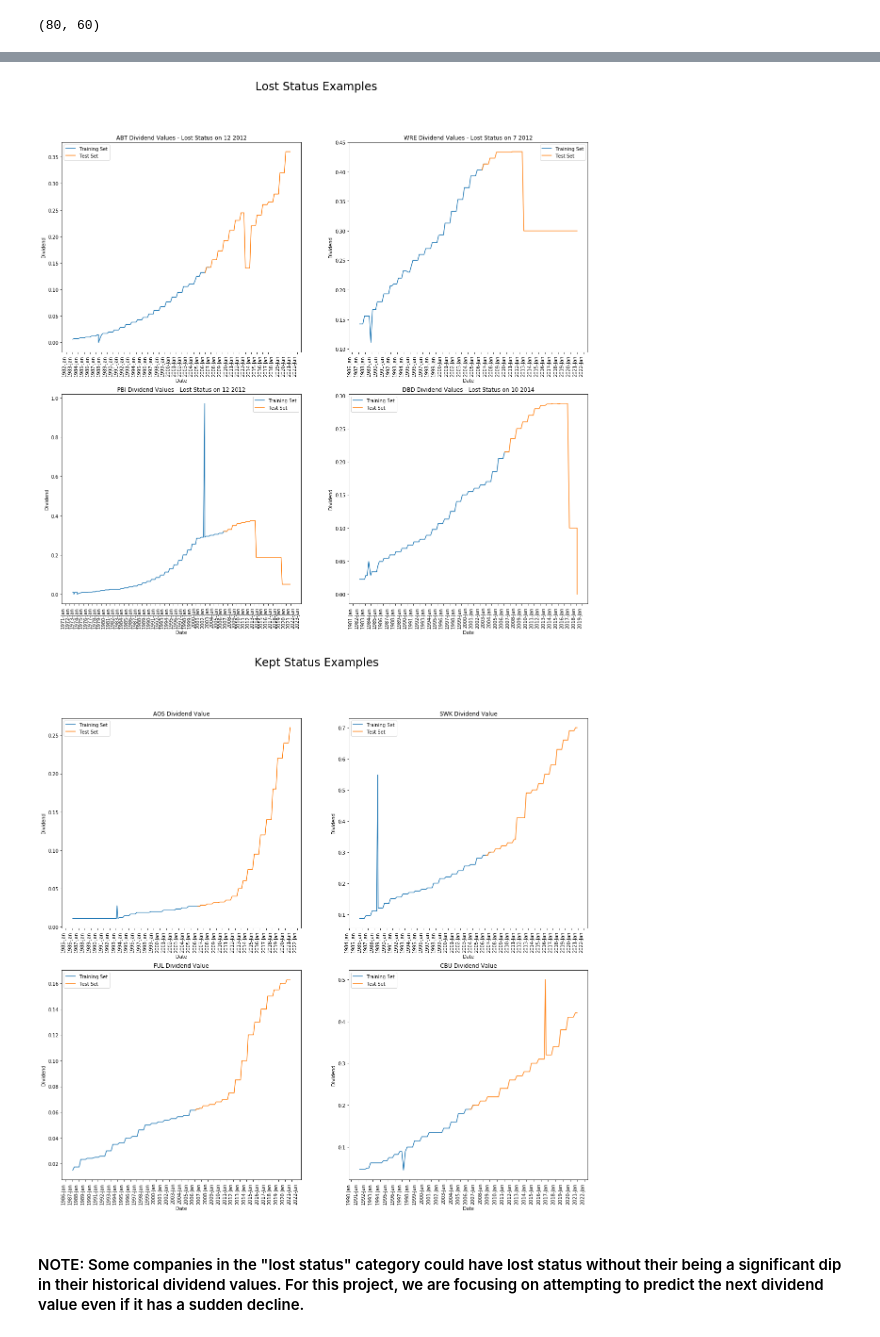
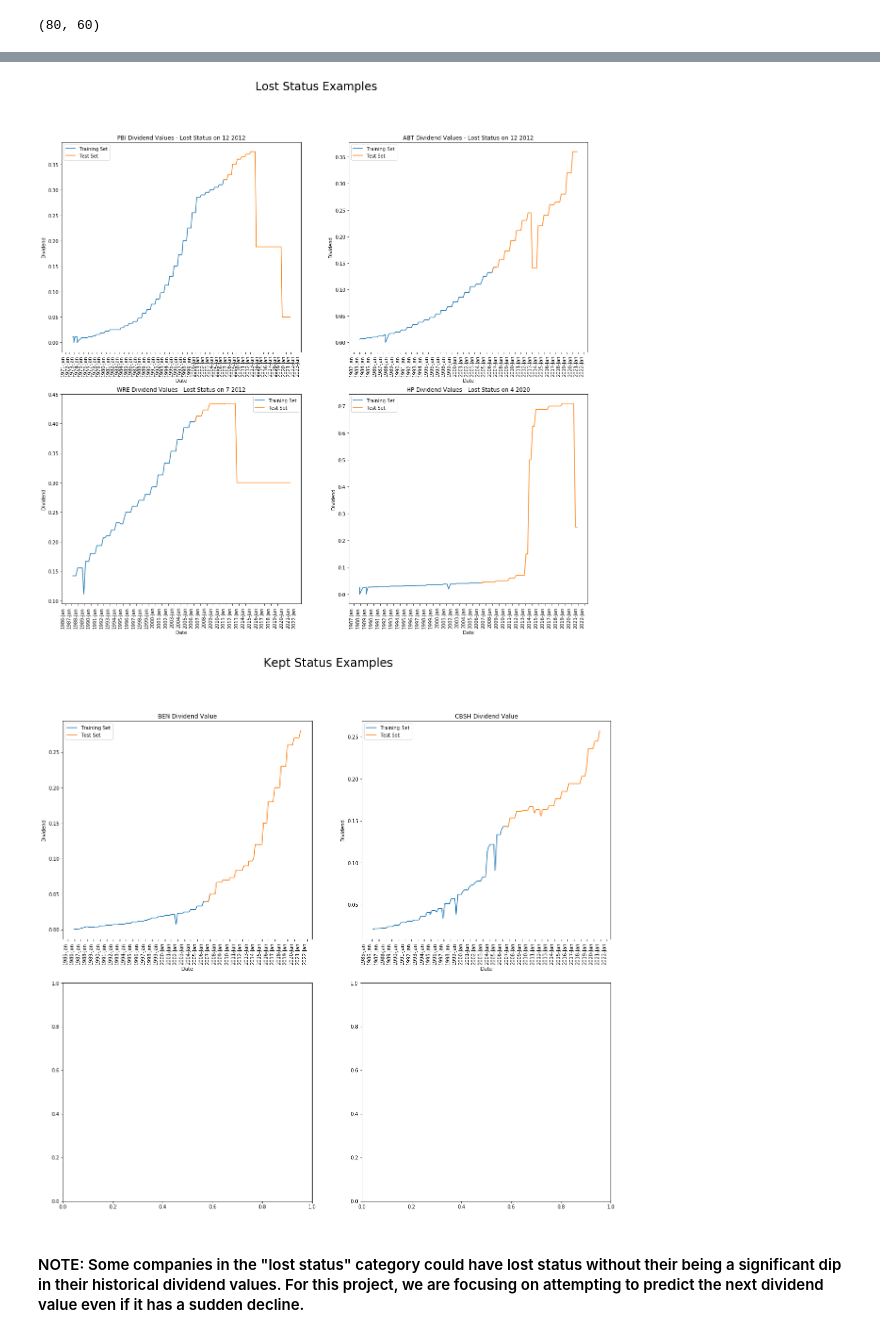
Before and after one commit to danpelis/DividendChampionPredictor, a Jupyter notebook: LSTM/LSTM.ipynb, the cells around one changed output, grey strips where cells are left out. Saved outputs shown, nothing was run; the diff lists cells and outputs as text; code cells hidden in the pictures.

```diff
--- a/LSTM/LSTM.ipynb
+++ b/LSTM/LSTM.ipynb
@@ -23,9 +23,9 @@ from sklearn.metrics import mean_squared_error
 Using TensorFlow backend.
 # %%
 # Load Ticker data from GetTickers.ipynb
-kept_status = np.load("data/numpy/kept_status.npy")
-lost_status = np.load("data/numpy/lost_status.npy")
-lost_status_date = np.load("data/numpy/lost_status_date.npy",allow_pickle=True)
+kept_status = np.load("../data/numpy/kept_status.npy")
+lost_status = np.load("../data/numpy/lost_status.npy")
+lost_status_date = np.load("../data/numpy/lost_status_date.npy",allow_pickle=True)
 # %%
 # MSE Function
 def MSE(test,predicted):
@@ -39,7 +39,7 @@ def split(dataframe, border, col):
 # Collect list of all companies we have data for
 
 # Get list of file names
-fileList = os.listdir("data/series/good")
+fileList = os.listdir("../data/series/good")
 
 # Loop through file names and collect ticker symbols
 companyList = []
@@ -61,7 +61,7 @@ stockList = list(set(companyList).difference(ignoreList))
 # Load and store data in initial Dataframe
 df_ = {}
 for i in stockList:
-    df_[i] = pd.read_csv("data/series/good/" + i + "_dividends_fixed.csv", index_col="Date", parse_dates=["Date"])
+    df_[i] = pd.read_csv("../data/series/good/" + i + "_dividends_fixed.csv", index_col="Date", parse_dates=["Date"])
 
 # Create new Dataframe that contains data for each company
 # split at specified year
@@ -181,8 +181,8 @@ shufStockList = np.array(stockList)[randidx]
 lost_ct = 0
 kept_ct = 0
 
-lost_figs = ["PBI","ABT","WRE","DBD"]
-kept_figs = ["CBU","SWK","FUL","AOS"]
+lost_figs = ["PBI","ABT","WRE","HP"]
+kept_figs = ["UBA","SVSI","BEN","CBSH"]
 
 lost_fig, lost_axs = plt.subplots(2,2,figsize=(20, 18))
 lost_fig.suptitle("Lost Status Examples", fontsize=24)
@@ -193,7 +193,7 @@ kept_fig.suptitle("Kept Status Examples", fontsize=24)
 for i in shufStockList:
     if df_new[i]["Train"].empty or df_new[i]["Test"].empty:
         print(f"No Data For {i}, add to ignoreList and rerun cells")
-    if i in lost_figs and lost_ct <= 3:
+    if i in stockListFix and i in lost_figs and lost_ct <= 3:
         indx = lost_ct
         axs = lost_axs.flat
         axs[indx].xaxis.set_major_locator(mdates.MonthLocator(bymonth=(1)))
@@ -203,36 +203,36 @@ for i in shufStockList:
         axs[indx].plot(df_new[i]["Test"].index,df_new[i]["Test"].values)
         axs[indx].set_ylabel("Dividend")
         axs[indx].set_xlabel("Date")
         for label in axs[indx].get_xticklabels(which='major'):
             label.set(rotation=90, horizontalalignment='right')
         axs[indx].legend(["Training Set", "Test Set"])
         dateIdx = [i in lost_status_date[:,2][j] for j in range(len(lost_status_date))]
         date = lost_status_date[dateIdx][0][:2]
         axs[indx].set_title(i + f" Dividend Values - Lost Status on {date[1]} {date[0]}")
         # plt.savefig("WRE_Dataset.png", format="png")
         lost_ct += 1
 
-    if i in kept_figs and kept_ct <= 3:
+    if i in stockListFix and i in kept_figs and  kept_ct <= 3:
         indx = kept_ct
         axs = kept_axs.flat
         axs[indx].xaxis.set_major_locator(mdates.MonthLocator(bymonth=(1)))
 #         axs.xaxis.set_minor_locator(mdates.MonthLocator())
         axs[indx].xaxis.set_major_formatter(mdates.DateFormatter('%Y-%b'))
         axs[indx].plot(df_new[i]["Train"].index, df_new[i]["Train"].values)
         axs[indx].plot(df_new[i]["Test"].index,df_new[i]["Test"].values)
         axs[indx].set_ylabel("Dividend")
         axs[indx].set_xlabel("Date")
         for label in axs[indx].get_xticklabels(which='major'):
             label.set(rotation=90, horizontalalignment='right')
         axs[indx].legend(["Training Set", "Test Set"])
         axs[indx].set_title(i + " Dividend Value")
         # plt.savefig("WRE_Dataset.png", format="png")
         kept_ct += 1
 
 plt.show()
 # %% [output]
-[figure, old version]
+[figure, new version]
-[figure, old version]
+[figure, new version]
 # %% [markdown]
 #### NOTE: Some companies in the "lost status" category could have lost status without their being a significant dip in their historical dividend values. For this project, we are focusing on attempting to predict the next dividend value even if it has a sudden decline.
 # %%
```
Also changed, not shown: parts of 3 cells of this notebook, 1 other file.
